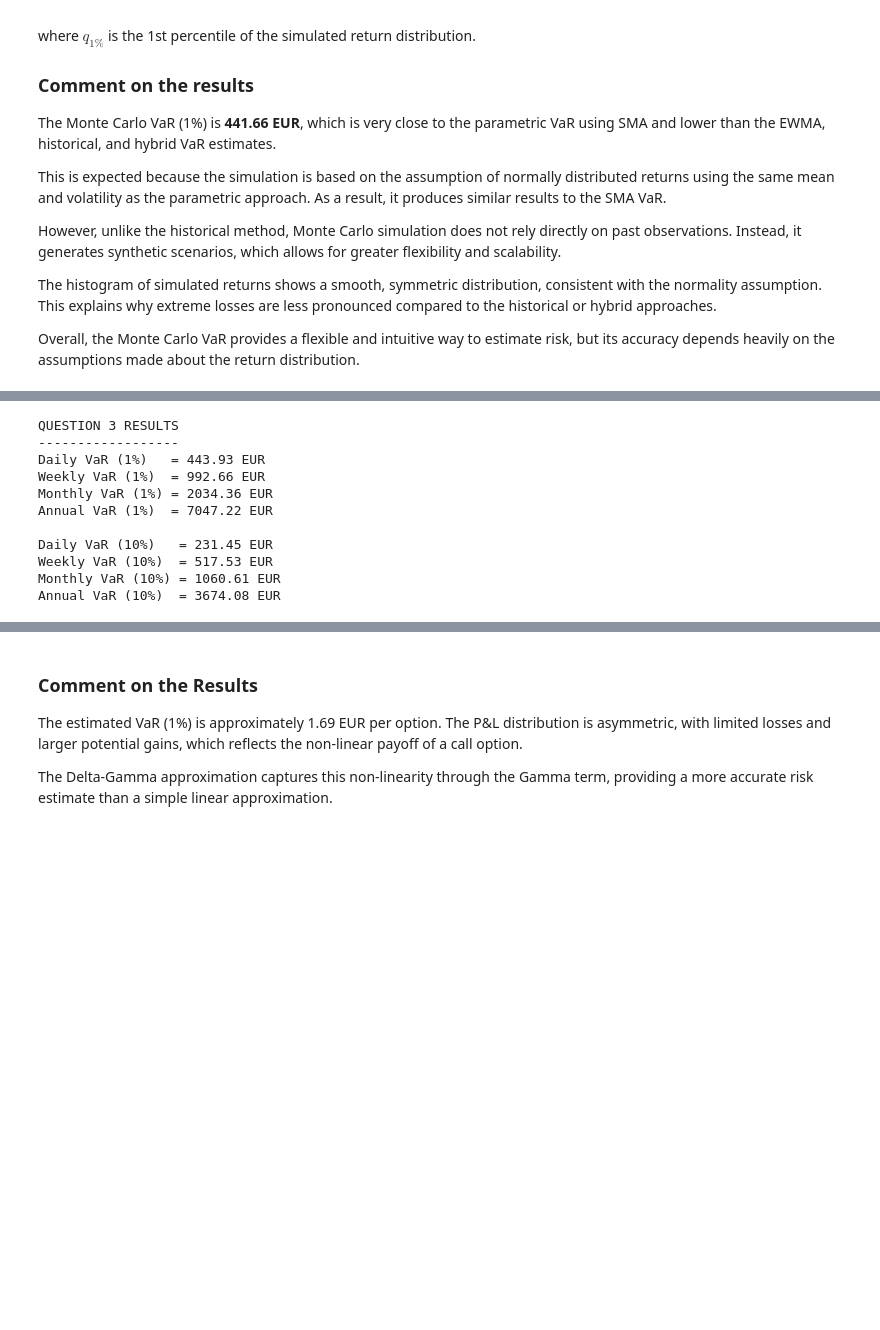
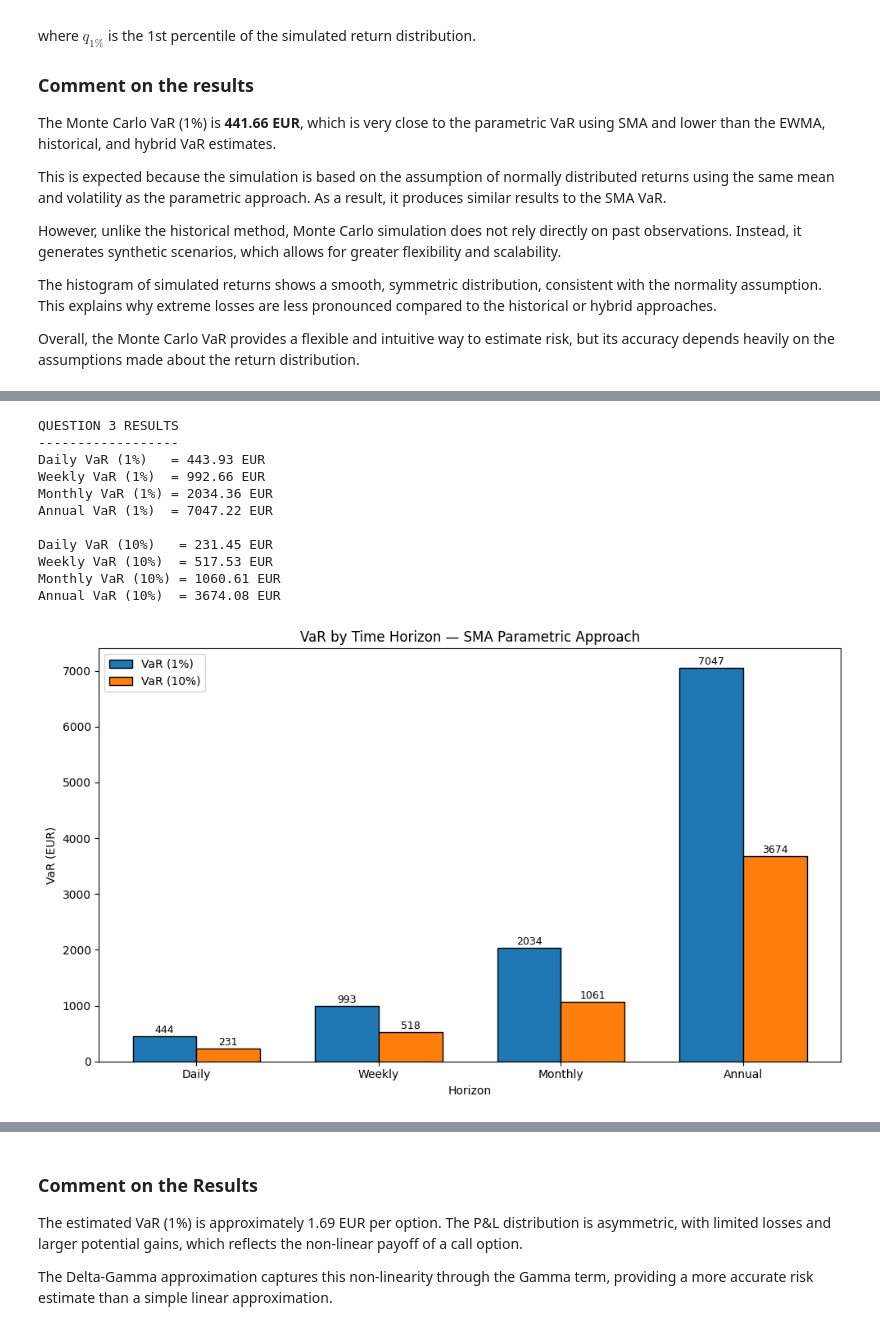
Before and after one commit to hananelarbi/risk_management, a Jupyter notebook: Project_3_VAR/VAR.ipynb, the cells around one changed output, grey strips where cells are left out. Cells and saved outputs as stored; diff of their text form; code cells hidden in the pictures; blank space fills up the shorter version.

```diff
--- a/Project_3_VAR/VAR.ipynb
+++ b/Project_3_VAR/VAR.ipynb
@@ -793,30 +814,56 @@ var_monthly_1 = scale_var_sqrt_time(var_daily_1, 21)
 var_annual_1 = scale_var_sqrt_time(var_daily_1, 252)
 
 var_daily_10 = var_parametric(mu_portfolio, sigma_portfolio, PORTFOLIO_VALUE_EUR, ALPHA_VAR_10)
 var_weekly_10 = scale_var_sqrt_time(var_daily_10, 5)
 var_monthly_10 = scale_var_sqrt_time(var_daily_10, 21)
 var_annual_10 = scale_var_sqrt_time(var_daily_10, 252)
 
 print("QUESTION 3 RESULTS")
 print("------------------")
 print(f"Daily VaR (1%)   = {var_daily_1:.2f} EUR")
 print(f"Weekly VaR (1%)  = {var_weekly_1:.2f} EUR")
 print(f"Monthly VaR (1%) = {var_monthly_1:.2f} EUR")
 print(f"Annual VaR (1%)  = {var_annual_1:.2f} EUR")
 print()
 print(f"Daily VaR (10%)   = {var_daily_10:.2f} EUR")
 print(f"Weekly VaR (10%)  = {var_weekly_10:.2f} EUR")
 print(f"Monthly VaR (10%) = {var_monthly_10:.2f} EUR")
 print(f"Annual VaR (10%)  = {var_annual_10:.2f} EUR")
+
+# Bar chart VaR by horizon
+horizons = ["Daily", "Weekly", "Monthly", "Annual"]
+var_1pct  = [var_daily_1, var_weekly_1, var_monthly_1, var_annual_1]
+var_10pct = [var_daily_10, var_weekly_10, var_monthly_10, var_annual_10]
+
+x = range(len(horizons))
+width = 0.35
+
+plt.figure(figsize=(10, 6))
+bars1 = plt.bar([i - width/2 for i in x], var_1pct, width, label="VaR (1%)", edgecolor="black")
+bars2 = plt.bar([i + width/2 for i in x], var_10pct, width, label="VaR (10%)", edgecolor="black")
+for bar in bars1:
+    plt.text(bar.get_x() + bar.get_width()/2, bar.get_height() + 20,
+             f"{bar.get_height():.0f}", ha="center", va="bottom", fontsize=9)
+for bar in bars2:
+    plt.text(bar.get_x() + bar.get_width()/2, bar.get_height() + 20,
+             f"{bar.get_height():.0f}", ha="center", va="bottom", fontsize=9)
+plt.title("VaR by Time Horizon — SMA Parametric Approach")
+plt.xlabel("Horizon")
+plt.ylabel("VaR (EUR)")
+plt.xticks(x, horizons)
+plt.legend()
+plt.tight_layout()
+plt.show()
 # %% [output]
 QUESTION 3 RESULTS
 ------------------
 Daily VaR (1%)   = 443.93 EUR
 Weekly VaR (1%)  = 992.66 EUR
 Monthly VaR (1%) = 2034.36 EUR
 Annual VaR (1%)  = 7047.22 EUR
 
 Daily VaR (10%)   = 231.45 EUR
 Weekly VaR (10%)  = 517.53 EUR
 Monthly VaR (10%) = 1060.61 EUR
 Annual VaR (10%)  = 3674.08 EUR
+[figure, added]
```
Also changed, not shown: parts of 17 cells of this notebook.
